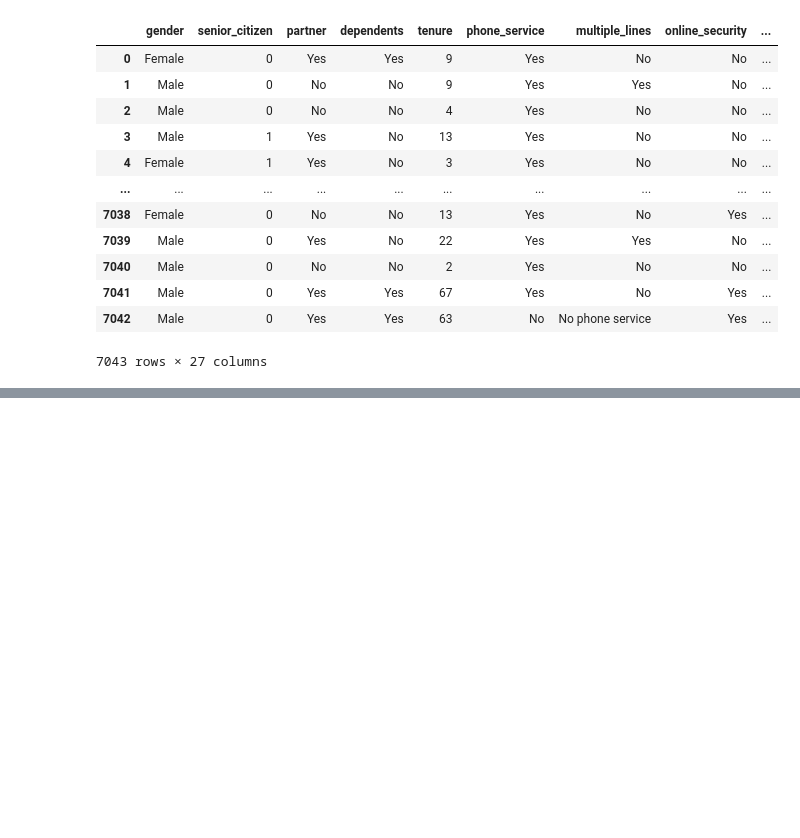
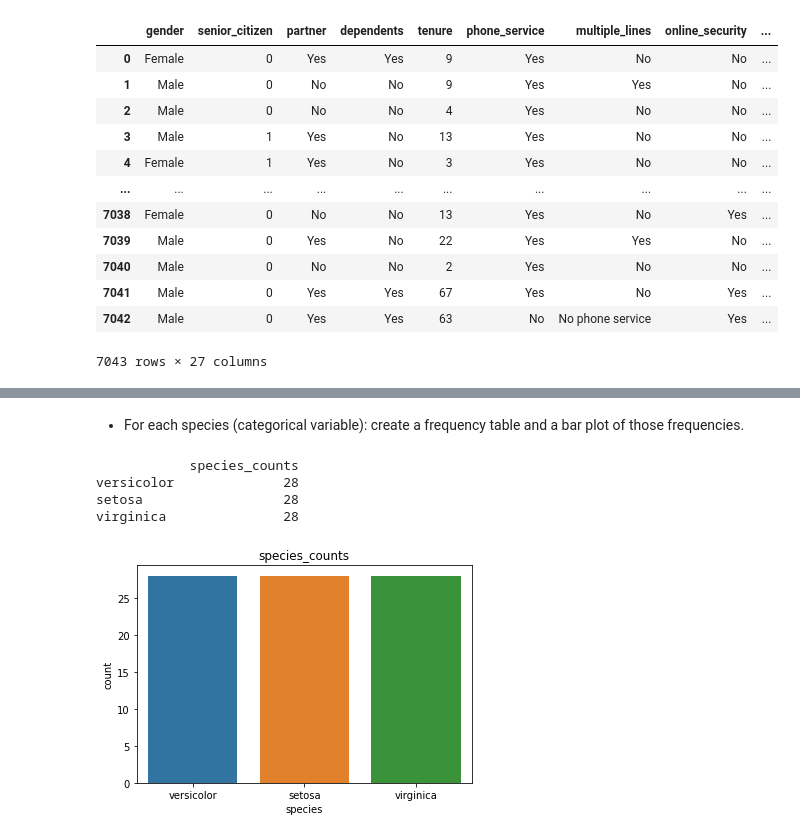
Before and after one commit to rachelrobbinsmayhill/classification-exercises, a Jupyter notebook: classification_exercises.ipynb, the cells around one changed output, grey strips where cells are left out. Cells and saved outputs as stored; diff of their text form; code cells hidden in the pictures; blank space fills up the shorter version.

```diff
--- a/classification_exercises.ipynb
+++ b/classification_exercises.ipynb
@@ -690,0 +966,23 @@ Reading from csv file...
+# %% [markdown]
+- For each species (categorical variable): create a frequency table and a bar plot of those frequencies.
+# %%
+
+# identify the columns that contain data for categorical variables
+cat_cols = train.columns[[train[col].dtype == 'object' for col in train.columns]]
+
+# create loop to create
+for col in cat_cols:
+    # create a frequency table
+    print(pd.DataFrame(train[col].value_counts())
+          .rename(columns={col: f'{col}_counts'}))
+    # create a barplot/countplot for each of the cat_cols
+    sns.countplot(data=train,
+                  x=col)
+    plt.title(f'{col}_counts')
+    plt.show()
+# %% [output]
+            species_counts
+versicolor              28
+setosa                  28
+virginica               28
+[figure, added]
```
Also changed, not shown: parts of 106 cells of this notebook.
